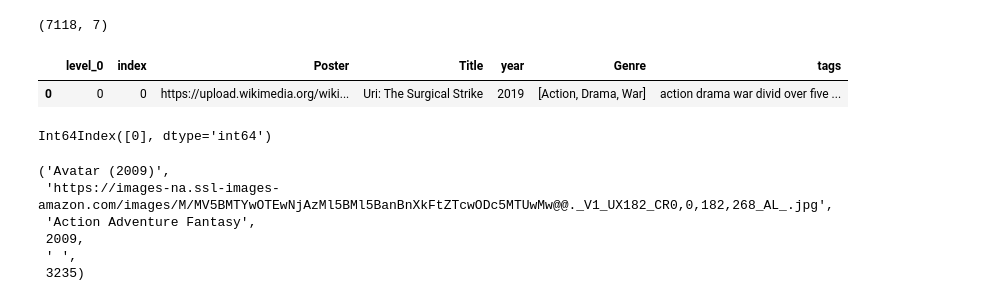
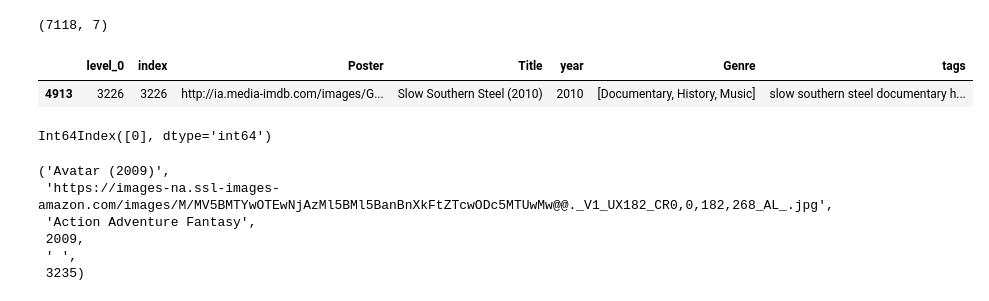
Before and after one commit to iiakshat/movie-recommender-system, a Jupyter notebook: analysis2.ipynb, the cells around one changed output. Saved outputs shown, nothing was run; the diff lists cells and outputs as text; code cells hidden in the pictures.

```diff
--- a/analysis2.ipynb
+++ b/analysis2.ipynb
@@ -368,11 +329,11 @@ holly.sample()
 holly.shape
 # %% [output]
 (7118, 7)
-# %%
-holly.head(1)
-# %% [output]
-|  | level_0 | index | Poster | Title | year | Genre | tags |
-| 0 | 0 | 0 | https://upload.wikimedia.org/wiki... | Uri: The Surgical Strike | 2019 | [Action, Drama, War] | action drama war divid over five ... |
+# %%
+holly.sample()
+# %% [output]
+|  | level_0 | index | Poster | Title | year | Genre | tags |
+| 4913 | 3226 | 3226 | http://ia.media-imdb.com/images/G... | Slow Southern Steel (2010) | 2010 | [Documentary, History, Music] | slow southern steel documentary h... |
 # %%
 holly[holly["Title"] == "Uri: The Surgical Strike"].index
 # %% [output]
```
Also changed, not shown: parts of 23 cells of this notebook.
